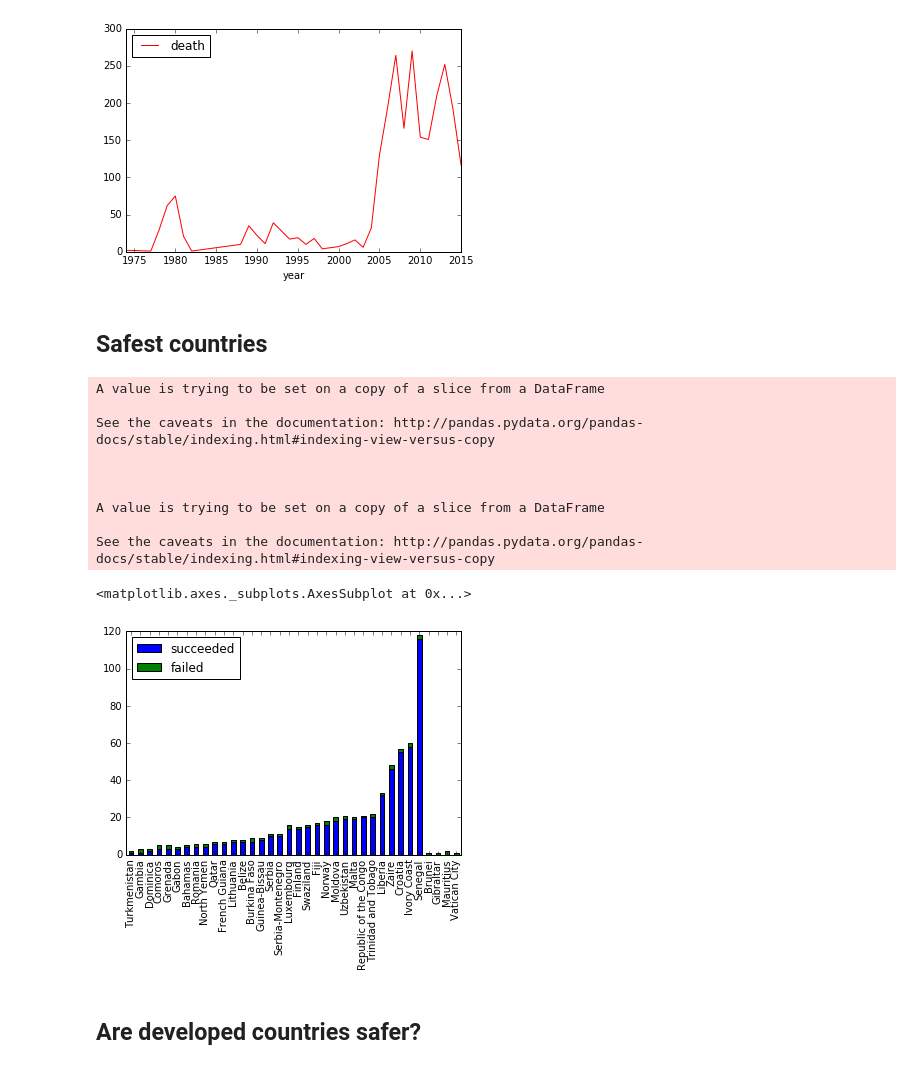
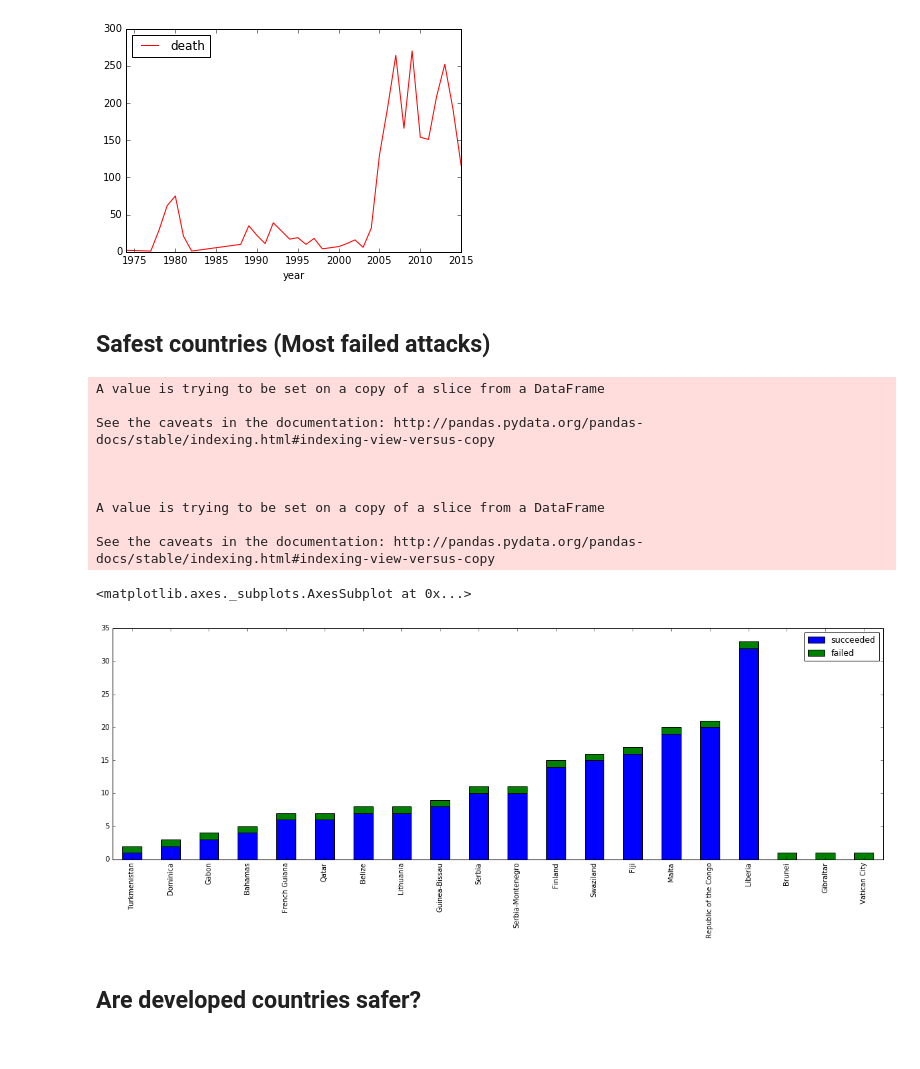
Before and after one commit to sanchitchawla/datascienceproject, a Jupyter notebook: Terror.ipynb, the cells around one changed output. Saved outputs shown, nothing was run; the diff lists cells and outputs as text; code cells hidden in the pictures.

```diff
--- a/Terror.ipynb
+++ b/Terror.ipynb
@@ -538,32 +541,33 @@ lst_per_year_thailand_df.plot(x='year',y='death', color= 'red')
 <matplotlib.axes._subplots.AxesSubplot at 0x...>
 [figure]
 # %% [markdown]
-## Safest countries
+## Safest countries (Most failed attacks)
 # %%
 # least attacks
 # Is thailand safe?
 
 d['day'][d.day == 0] = 1
 d['month'][d.month == 0] = 1
 d['date'] = pd.to_datetime(d[['day', 'month','year']])
 countbycountry = d[d.success == 0].groupby('country').count()['date']
 
-df=pd.DataFrame(index=countbycountry[countbycountry<3].index.unique())
+df=pd.DataFrame(index=countbycountry[countbycountry<2].index.unique())
 df["succeeded"] = d[d.success == 1].groupby('country').count()['date']
 df["failed"]= d[d.success!= 1].groupby('country')['date'].count()
-df.sort_values('succeeded').plot(kind='bar', stacked= True)
+df = df.sort_values('succeeded')
+df.plot(kind='bar', stacked= True, figsize=(20,6))
 # %% [output]
 A value is trying to be set on a copy of a slice from a DataFrame
 
 See the caveats in the documentation: http://pandas.pydata.org/pandas-docs/stable/indexing.html#indexing-view-versus-copy
 
 
 
 A value is trying to be set on a copy of a slice from a DataFrame
 
 See the caveats in the documentation: http://pandas.pydata.org/pandas-docs/stable/indexing.html#indexing-view-versus-copy
 <matplotlib.axes._subplots.AxesSubplot at 0x...>
-[figure, old version]
+[figure, new version]
 # %% [markdown]
 ## Are developed countries safer?
 # %% [markdown]
```
Also changed, not shown: parts of 8 cells of this notebook, 3 other files.
